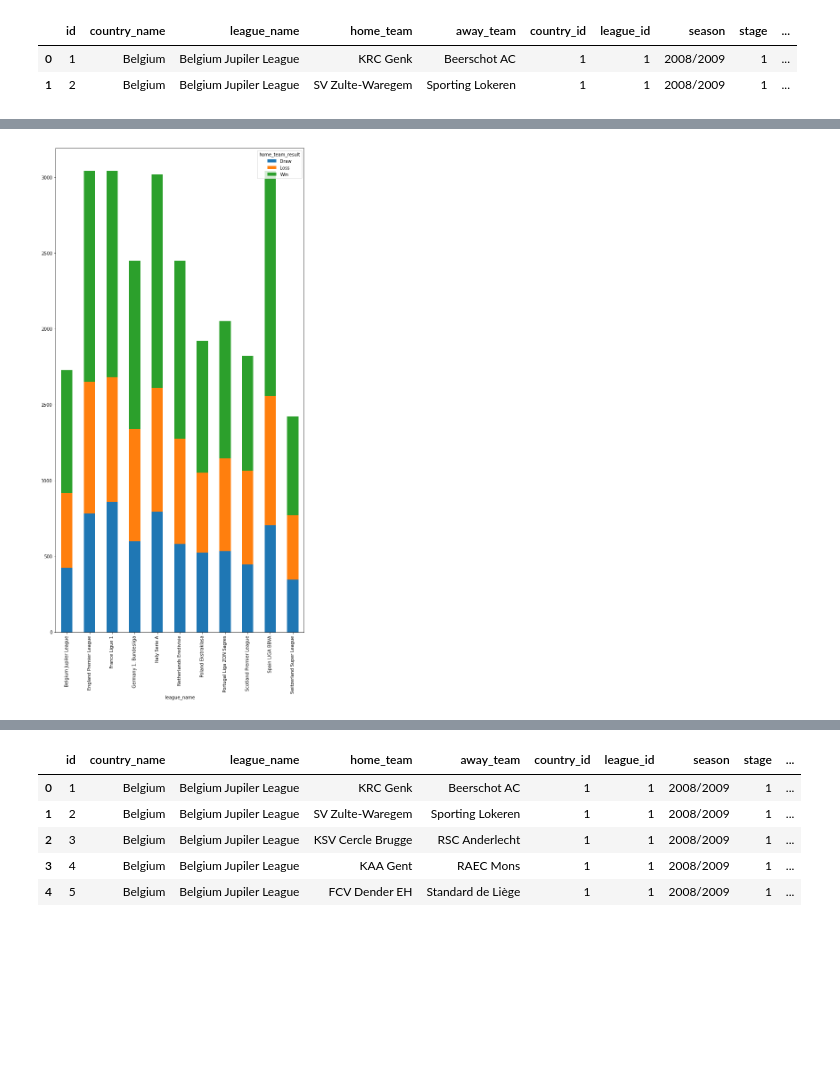
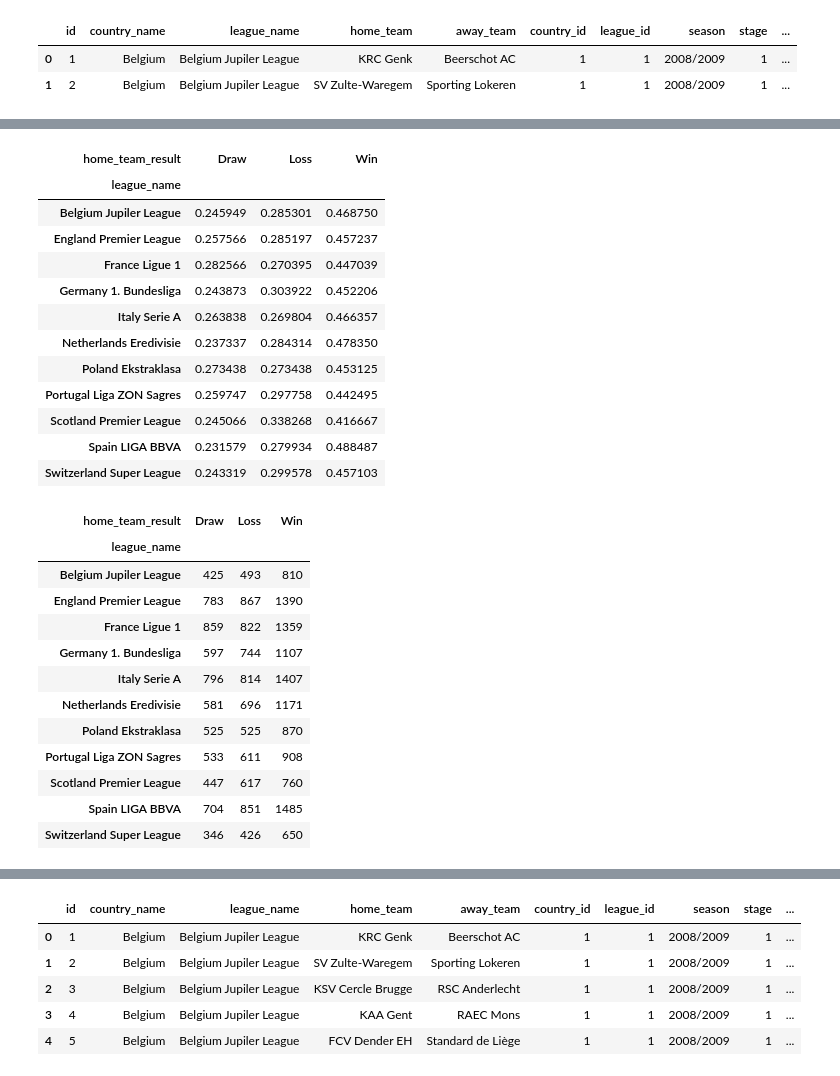
Before and after one commit to Trungtd0304/MiniProjectPython, a Jupyter notebook: miniproject_team.ipynb, the cells around one changed output, grey strips where cells are left out. Drawn from its saved outputs; the diff is of its cells as text; code cells hidden in the pictures; blank space fills up the shorter version.

```diff
--- a/miniproject_team.ipynb
+++ b/miniproject_team.ipynb
@@ -96,7 +79,37 @@ table
-# %%
-
-table.plot(kind='bar', stacked=True, figsize=(10,20))
-
-plt.show()
-# %% [output]
-[figure, removed]
+# %%
+cross_tab_prop = pd.crosstab(index=detailed_matches['league_name'],
+                             columns=detailed_matches['home_team_result'],
+                             normalize="index")
+cross_tab_prop
+# %% [output]
+| home_team_result | Draw | Loss | Win |
+| league_name |  |  |  |
+| Belgium Jupiler League | 0.245949 | 0.285301 | 0.468750 |
+| England Premier League | 0.257566 | 0.285197 | 0.457237 |
+| France Ligue 1 | 0.282566 | 0.270395 | 0.447039 |
+| Germany 1. Bundesliga | 0.243873 | 0.303922 | 0.452206 |
+| Italy Serie A | 0.263838 | 0.269804 | 0.466357 |
+| Netherlands Eredivisie | 0.237337 | 0.284314 | 0.478350 |
+| Poland Ekstraklasa | 0.273438 | 0.273438 | 0.453125 |
+| Portugal Liga ZON Sagres | 0.259747 | 0.297758 | 0.442495 |
+| Scotland Premier League | 0.245066 | 0.338268 | 0.416667 |
+| Spain LIGA BBVA | 0.231579 | 0.279934 | 0.488487 |
+| Switzerland Super League | 0.243319 | 0.299578 | 0.457103 |
+# %%
+cross_tab = pd.crosstab(index=detailed_matches['league_name'],
+                        columns=detailed_matches['home_team_result'])
+cross_tab
+# %% [output]
+| home_team_result | Draw | Loss | Win |
+| league_name |  |  |  |
+| Belgium Jupiler League | 425 | 493 | 810 |
+| England Premier League | 783 | 867 | 1390 |
+| France Ligue 1 | 859 | 822 | 1359 |
+| Germany 1. Bundesliga | 597 | 744 | 1107 |
+| Italy Serie A | 796 | 814 | 1407 |
+| Netherlands Eredivisie | 581 | 696 | 1171 |
+| Poland Ekstraklasa | 525 | 525 | 870 |
+| Portugal Liga ZON Sagres | 533 | 611 | 908 |
+| Scotland Premier League | 447 | 617 | 760 |
+| Spain LIGA BBVA | 704 | 851 | 1485 |
+| Switzerland Super League | 346 | 426 | 650 |
```
Also changed, not shown: parts of 4 cells of this notebook.
